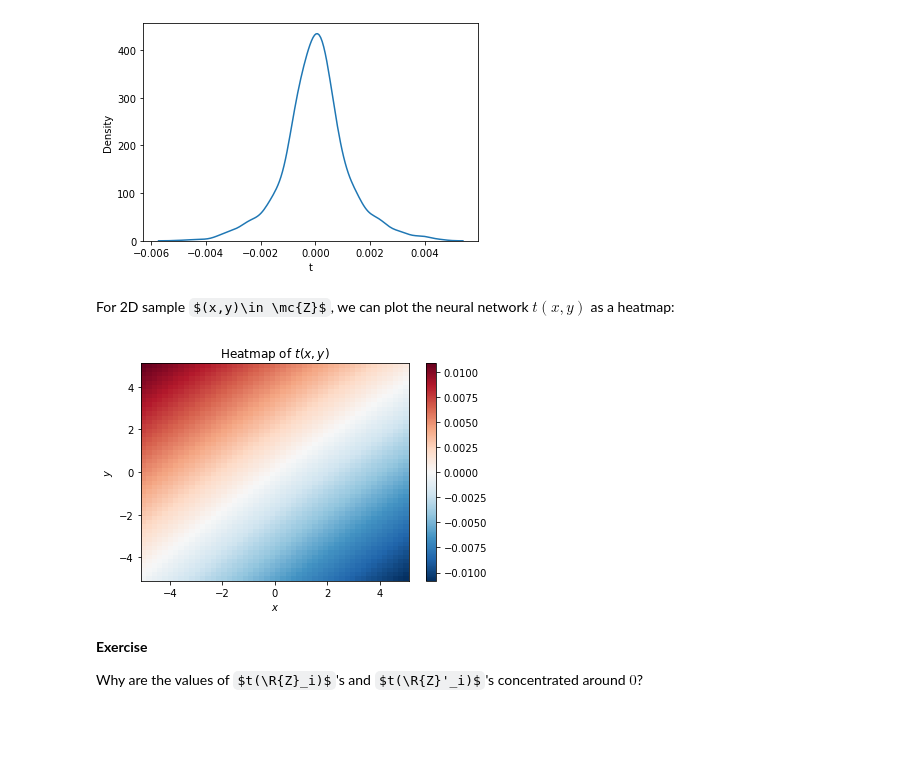
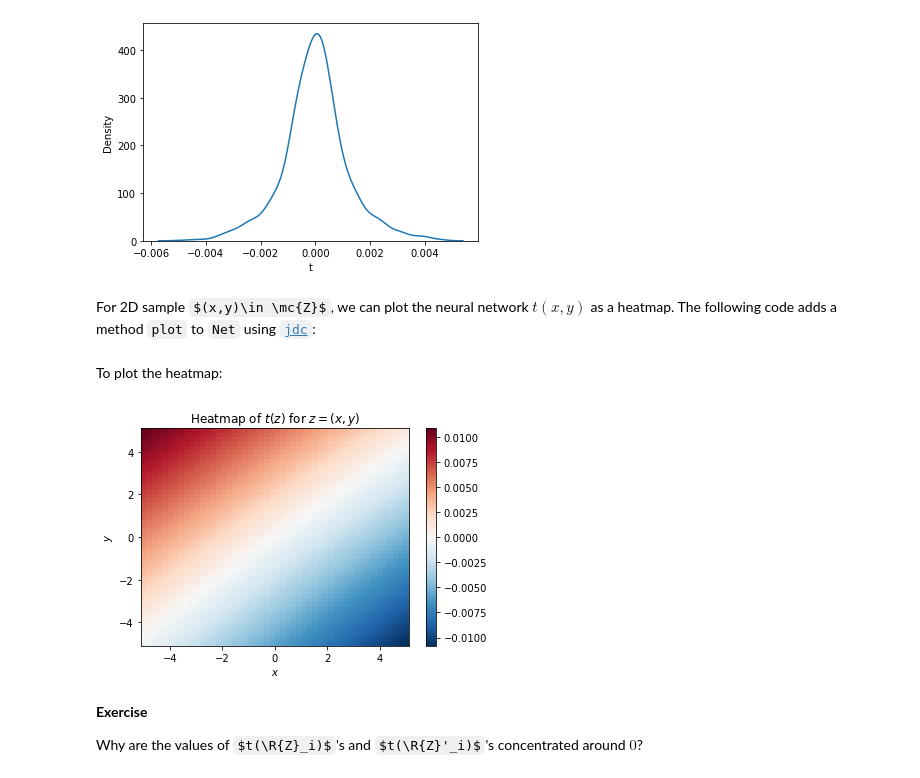
Before and after one commit to ccha23/miml, a Jupyter notebook: source/part1/Training.ipynb, the cells around one changed output. Drawn from its saved outputs; the diff is of its cells as text; code cells hidden in the pictures; some formulas as TeX source; blank space fills up the shorter version.

```diff
--- a/source/part1/Training.ipynb
+++ b/source/part1/Training.ipynb
@@ -224,24 +241,38 @@ plt.show()
 # %% [output]
 [figure]
 # %% [markdown]
-For 2D sample $(x,y)\in \mc{Z}$, we can plot the neural network $t(x,y)$ as a heatmap:
+For 2D sample $(x,y)\in \mc{Z}$, we can plot the neural network $t(x,y)$ as a heatmap. The following code adds a method `plot` to `Net` using [`jdc`](https://alexhagen.github.io/jdc):
 # %%
-def plot_net_2(net, xmin=-5, xmax=5, ymin=-5, ymax=5, xgrids=50, ygrids=50, ax=None):
+%%add_to Net
+def plot(net, xmin=-5, xmax=5, ymin=-5, ymax=5, xgrids=50, ygrids=50, ax=None):
     """Plot a heat map of a neural network net. net can only have two inputs."""
     x, y = np.mgrid[xmin : xmax : xgrids * 1j, ymin : ymax : ygrids * 1j]
     xy = np.concatenate((x[:, :, None], y[:, :, None]), axis=2)
     with torch.no_grad():
-        z = net(Tensor(xy).to(DEVICE))[:, :, 0].cpu()
+        z = (
+            net(
+                torch.cat(
+                    [
+                        Tensor(x.reshape(-1, 1)).to(DEVICE),
+                        Tensor(y.reshape(-1, 1)).to(DEVICE),
+                    ],
+                    dim=-1,
+                )
+            )
+            .reshape(x.shape)
+            .cpu()
+        )
     if ax is None:
         ax = plt.gca()
     im = ax.pcolormesh(x, y, z, cmap="RdBu_r", shading="auto")
     ax.figure.colorbar(im)
-    ax.set(xlabel=r"$x$", ylabel=r"$y$", title=r"Heatmap of $t(x,y)$")
-
-
-plot_net_2(net)
+    ax.set(xlabel=r"$x$", ylabel=r"$y$", title=r"Heatmap of $t(z)$ for $z=(x,y)$")
-# %% [output]
-[figure, removed]
+# %% [markdown]
+To plot the heatmap:
+# %%
+net.plot()
+# %% [output]
+[figure, added]
 # %% [markdown]
 **Exercise**
 
```
Also changed, not shown: parts of 14 cells of this notebook, 2 other files.
